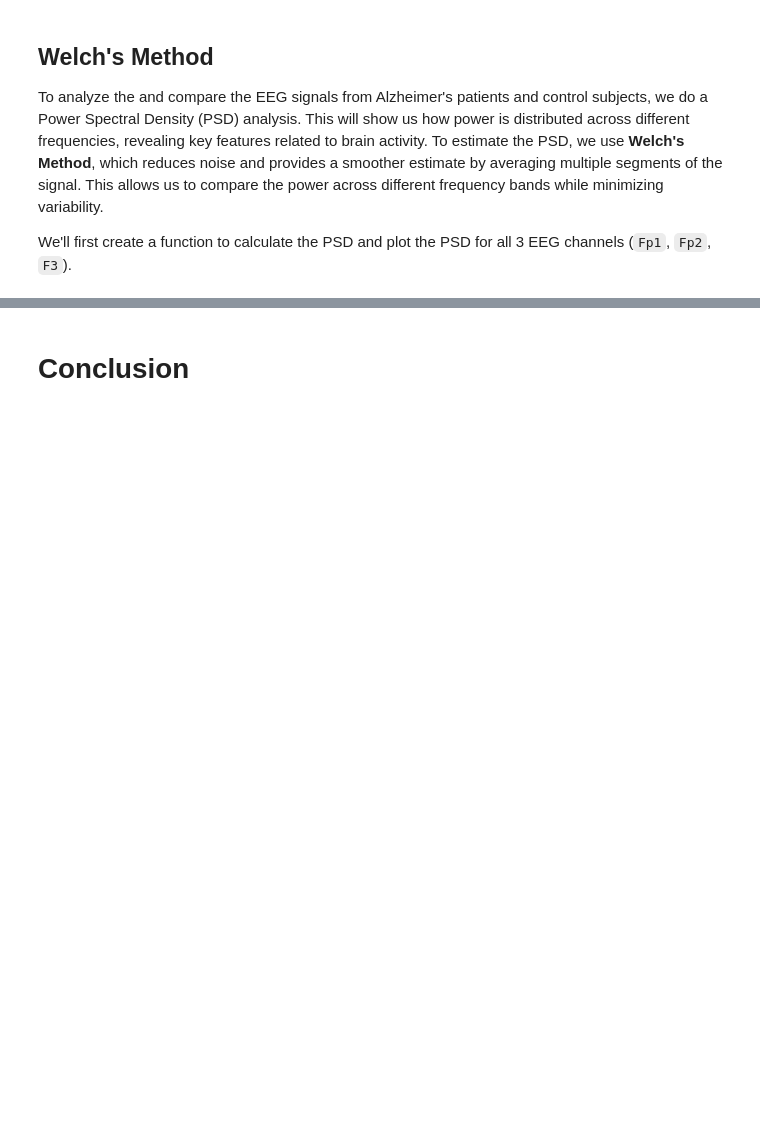
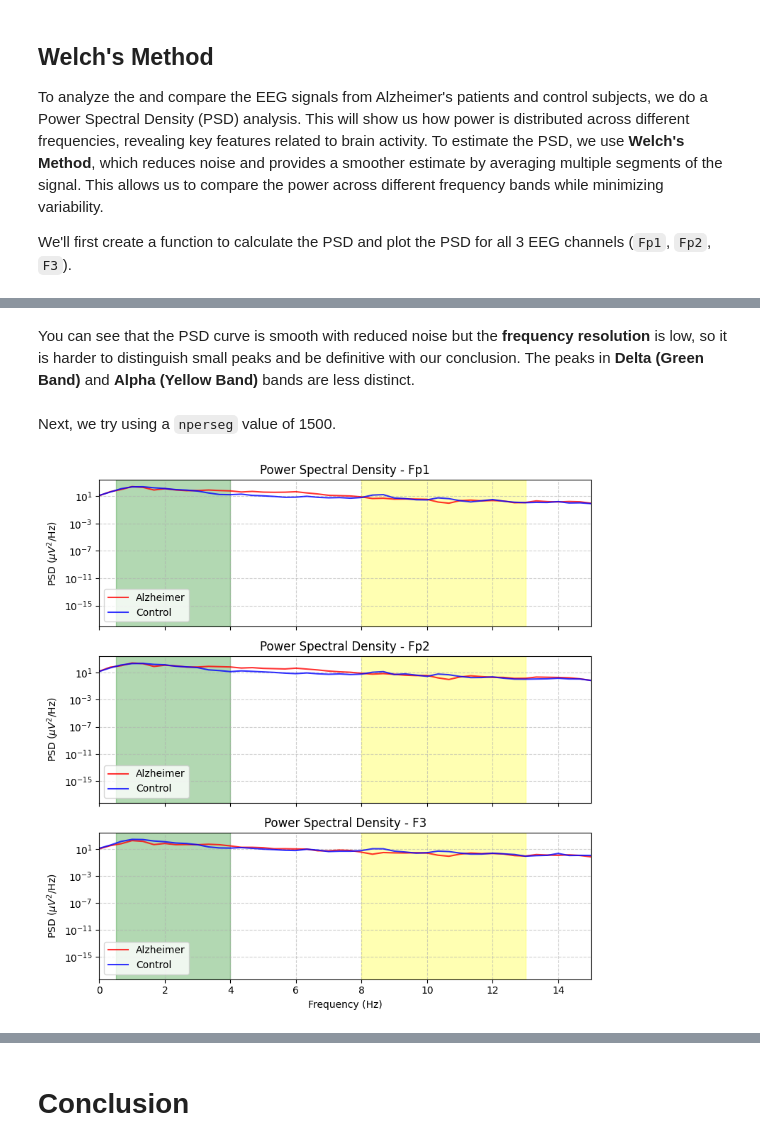
Before and after one commit to Aaron3963/COGS118C_Project, a Jupyter notebook: project.ipynb, the cells around one changed output, grey strips where cells are left out. Drawn from its saved outputs; the diff is of its cells as text; code cells hidden in the pictures; blank space fills up the shorter version.

```diff
--- a/project.ipynb
+++ b/project.ipynb
@@ -296,0 +302,8 @@ plt.show()
+# %% [markdown]
+You can see that the PSD curve is smooth with reduced noise but the __frequency resolution__ is low, so it is harder to distinguish small peaks and be definitive with our conclusion. The peaks in __Delta (Green Band)__ and __Alpha (Yellow Band)__ bands are less distinct.
+# %% [markdown]
+Next, we try using a `nperseg` value of 1500.
+# %%
+compute_and_plot_psd(df_AD_FIRfiltered, df_control_FIRfiltered, nperseg=1500)
+# %% [output]
+[figure, added]
```
Also changed, not shown: parts of 9 cells of this notebook.
